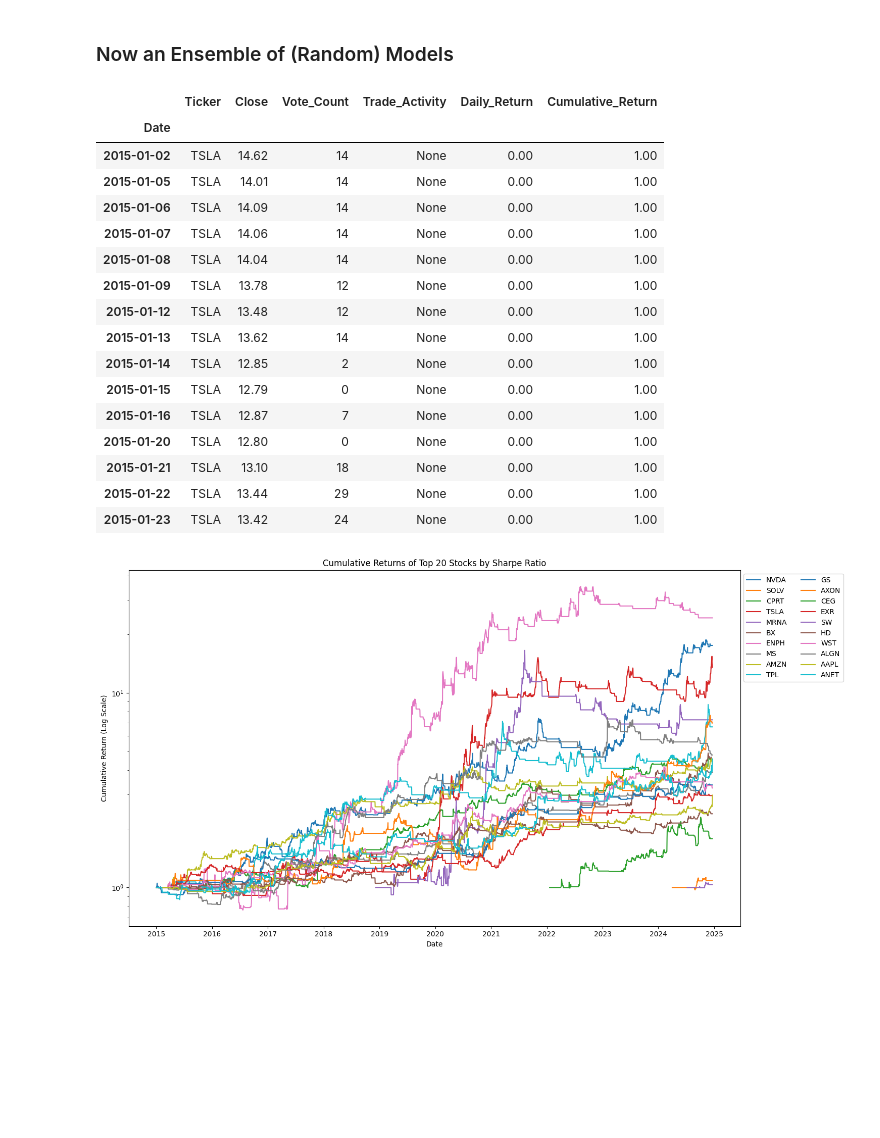
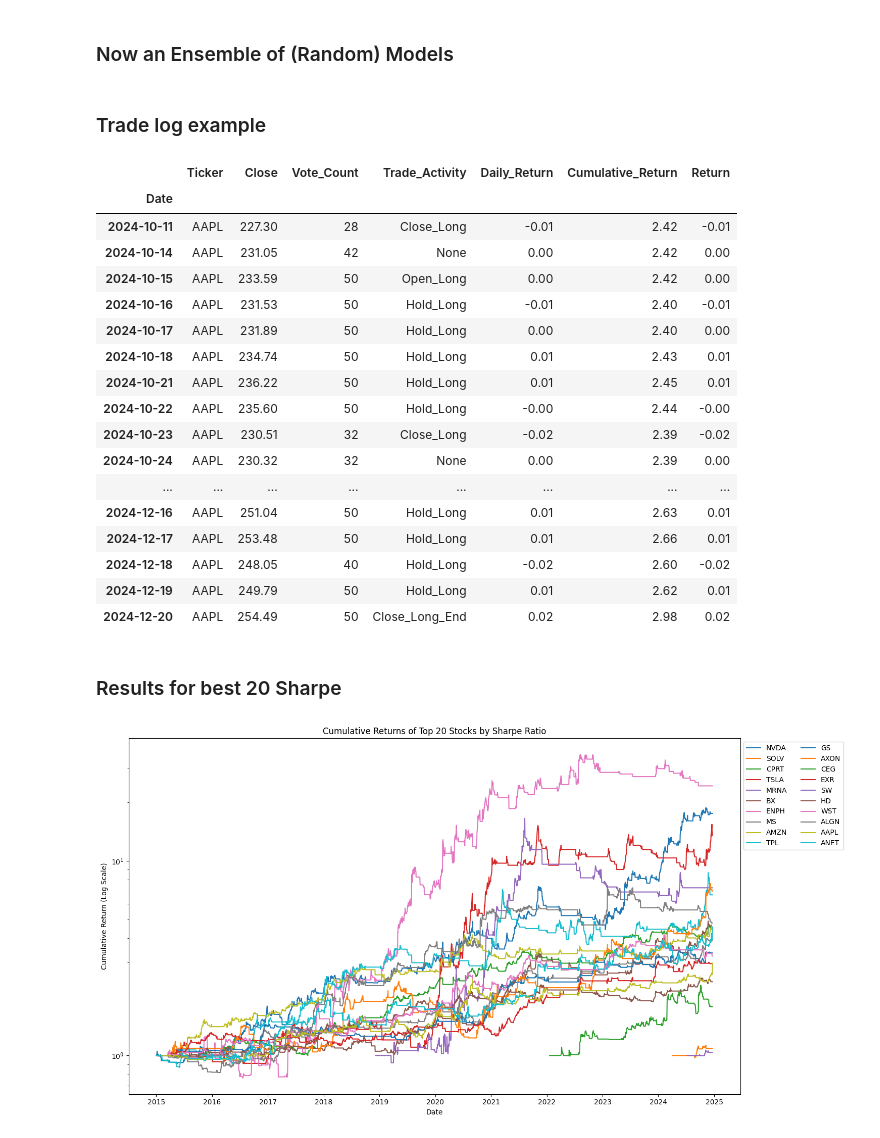
Before and after one commit to billyfrog8/Ensemble, a Jupyter notebook: Ensemble.ipynb, the cells around one changed output. Saved outputs shown, nothing was run; the diff lists cells and outputs as text; code cells hidden in the pictures; blank space fills up the shorter version.

Commit message:
trade log update

```diff
--- a/Ensemble.ipynb
+++ b/Ensemble.ipynb
@@ -473,26 +473,31 @@ trades_df_ens = binary_df.groupby('Ticker').apply(
     )
 )
 trades_df_ens.set_index('Date', inplace=True)
+# %% [markdown]
+### Trade log example
 # %%
-trades_df_ens[trades_df['Ticker'] == 'TSLA'].head(15)
+trades_df_ens[trades_df['Ticker'] == 'AAPL'].tail(50)
 # %% [output]
-|  | Ticker | Close | Vote_Count | Trade_Activity | Daily_Return | Cumulative_Return |
-| Date |  |  |  |  |  |  |
-| 2015-01-02 | TSLA | 14.62 | 14 | None | 0.00 | 1.00 |
-| 2015-01-05 | TSLA | 14.01 | 14 | None | 0.00 | 1.00 |
-| 2015-01-06 | TSLA | 14.09 | 14 | None | 0.00 | 1.00 |
-| 2015-01-07 | TSLA | 14.06 | 14 | None | 0.00 | 1.00 |
-| 2015-01-08 | TSLA | 14.04 | 14 | None | 0.00 | 1.00 |
-| 2015-01-09 | TSLA | 13.78 | 12 | None | 0.00 | 1.00 |
-| 2015-01-12 | TSLA | 13.48 | 12 | None | 0.00 | 1.00 |
-| 2015-01-13 | TSLA | 13.62 | 14 | None | 0.00 | 1.00 |
-| 2015-01-14 | TSLA | 12.85 | 2 | None | 0.00 | 1.00 |
-| 2015-01-15 | TSLA | 12.79 | 0 | None | 0.00 | 1.00 |
-| 2015-01-16 | TSLA | 12.87 | 7 | None | 0.00 | 1.00 |
-| 2015-01-20 | TSLA | 12.80 | 0 | None | 0.00 | 1.00 |
-| 2015-01-21 | TSLA | 13.10 | 18 | None | 0.00 | 1.00 |
-| 2015-01-22 | TSLA | 13.44 | 29 | None | 0.00 | 1.00 |
-| 2015-01-23 | TSLA | 13.42 | 24 | None | 0.00 | 1.00 |
+|  | Ticker | Close | Vote_Count | Trade_Activity | Daily_Return | Cumulative_Return | Return |
+| Date |  |  |  |  |  |  |  |
+| 2024-10-11 | AAPL | 227.30 | 28 | Close_Long | -0.01 | 2.42 | -0.01 |
+| 2024-10-14 | AAPL | 231.05 | 42 | None | 0.00 | 2.42 | 0.00 |
+| 2024-10-15 | AAPL | 233.59 | 50 | Open_Long | 0.00 | 2.42 | 0.00 |
+| 2024-10-16 | AAPL | 231.53 | 50 | Hold_Long | -0.01 | 2.40 | -0.01 |
+| 2024-10-17 | AAPL | 231.89 | 50 | Hold_Long | 0.00 | 2.40 | 0.00 |
+| 2024-10-18 | AAPL | 234.74 | 50 | Hold_Long | 0.01 | 2.43 | 0.01 |
+| 2024-10-21 | AAPL | 236.22 | 50 | Hold_Long | 0.01 | 2.45 | 0.01 |
+| 2024-10-22 | AAPL | 235.60 | 50 | Hold_Long | -0.00 | 2.44 | -0.00 |
+| 2024-10-23 | AAPL | 230.51 | 32 | Close_Long | -0.02 | 2.39 | -0.02 |
+| 2024-10-24 | AAPL | 230.32 | 32 | None | 0.00 | 2.39 | 0.00 |
+| ... | ... | ... | ... | ... | ... | ... | ... |
+| 2024-12-16 | AAPL | 251.04 | 50 | Hold_Long | 0.01 | 2.63 | 0.01 |
+| 2024-12-17 | AAPL | 253.48 | 50 | Hold_Long | 0.01 | 2.66 | 0.01 |
+| 2024-12-18 | AAPL | 248.05 | 40 | Hold_Long | -0.02 | 2.60 | -0.02 |
+| 2024-12-19 | AAPL | 249.79 | 50 | Hold_Long | 0.01 | 2.62 | 0.01 |
+| 2024-12-20 | AAPL | 254.49 | 50 | Close_Long_End | 0.02 | 2.98 | 0.02 |
+# %% [markdown]
+### Results for best 20 Sharpe
 # %%
 # Get daily returns and assume 2% annual risk-free rate
 trades_df_ens['Return'] = trades_df_ens['Daily_Return']
```
Also changed, not shown: parts of 1 cell of this notebook.
